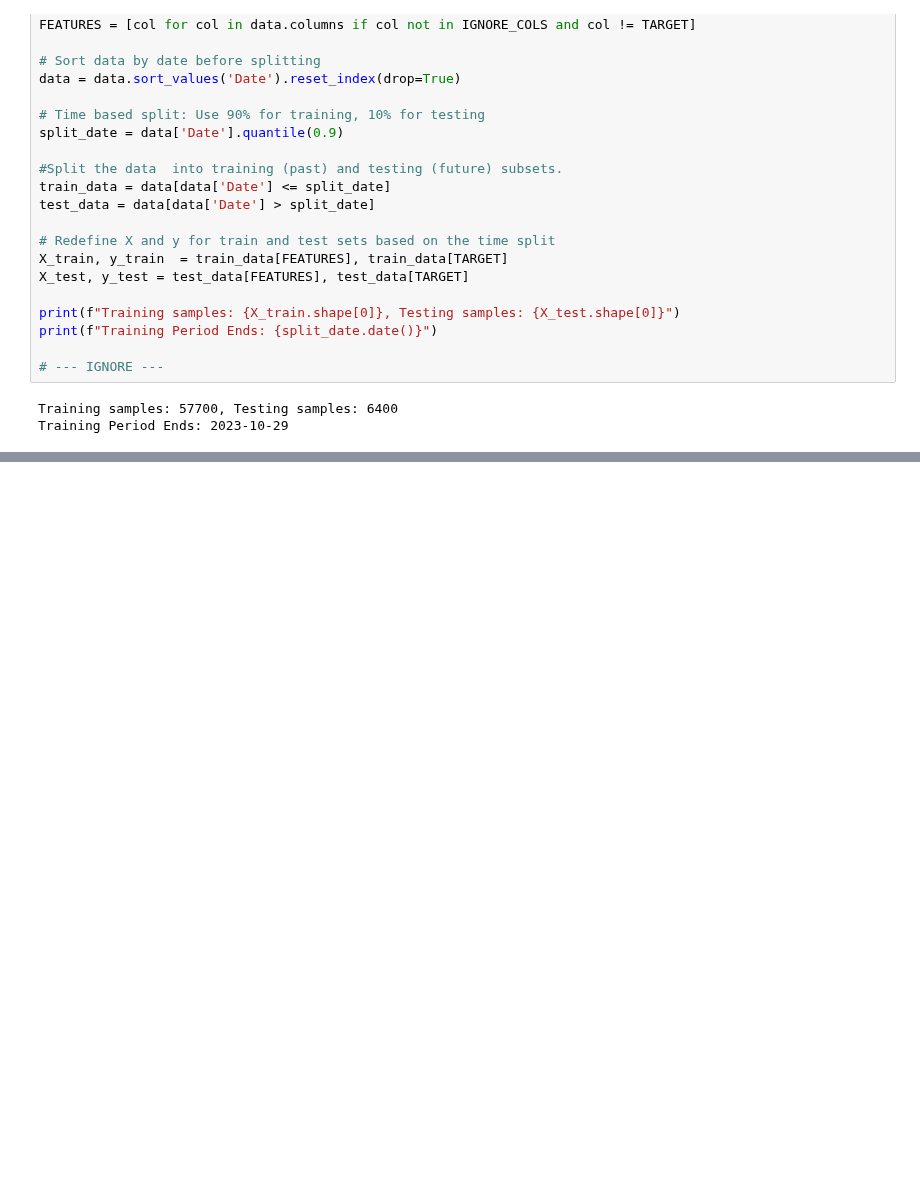
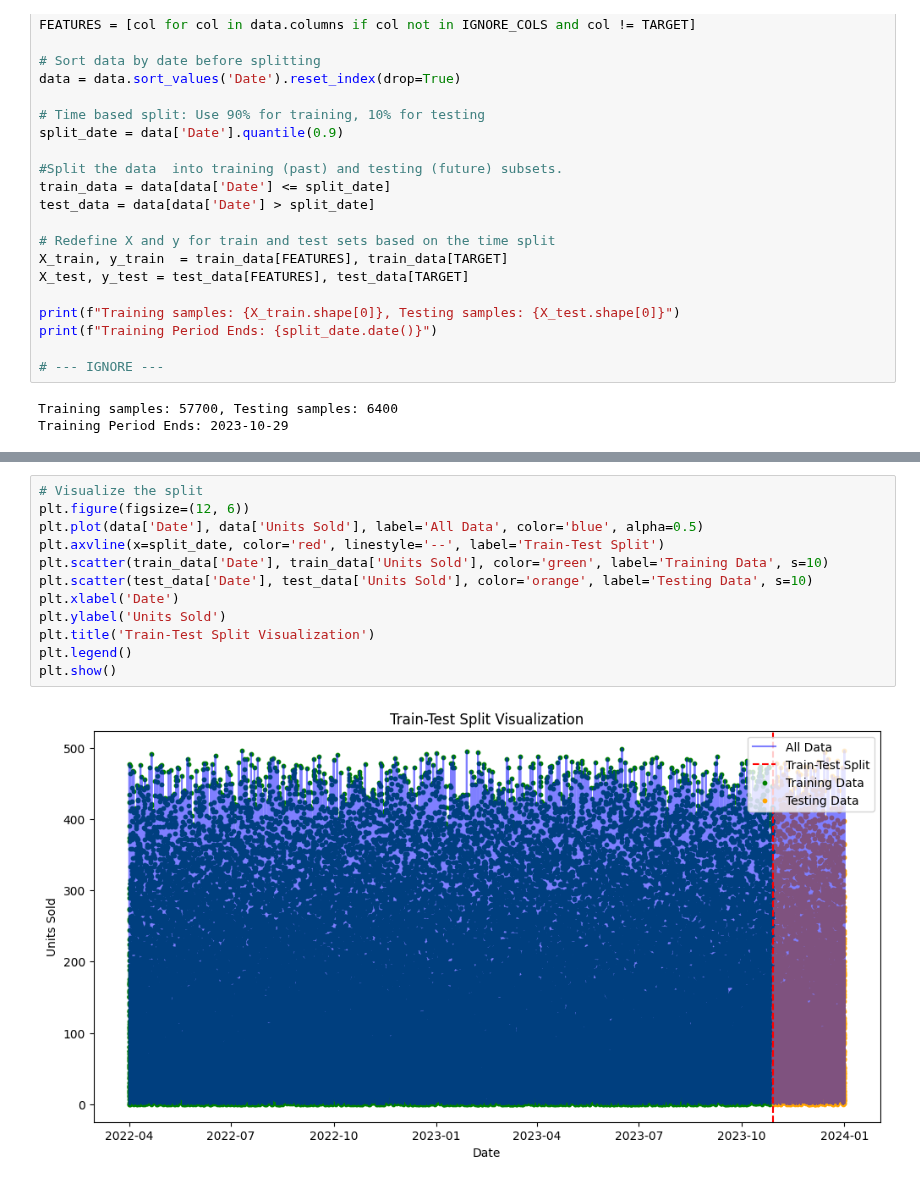
Before and after one commit to Brendatracy-miriti/Inventory_reorder_system, a Jupyter notebook: Notebook/inventory_reorder_system.ipynb, the cells around one changed output, grey strips where cells are left out. Cells and saved outputs as stored; diff of their text form; blank space fills up the shorter version.

Commit message:
Visualize the split

```diff
--- a/Notebook/inventory_reorder_system.ipynb
+++ b/Notebook/inventory_reorder_system.ipynb
@@ -254,0 +233,14 @@ X_train.shape, X_test.shape, y_train.shape, y_test.shape
+# %%
+# Visualize the split
+plt.figure(figsize=(12, 6))
+plt.plot(data['Date'], data['Units Sold'], label='All Data', color='blue', alpha=0.5)
+plt.axvline(x=split_date, color='red', linestyle='--', label='Train-Test Split')
+plt.scatter(train_data['Date'], train_data['Units Sold'], color='green', label='Training Data', s=10)
+plt.scatter(test_data['Date'], test_data['Units Sold'], color='orange', label='Testing Data', s=10)
+plt.xlabel('Date')
+plt.ylabel('Units Sold')
+plt.title('Train-Test Split Visualization')
+plt.legend()
+plt.show()
+# %% [output]
+[figure, added]
```
Also changed, not shown: parts of 4 cells of this notebook.
